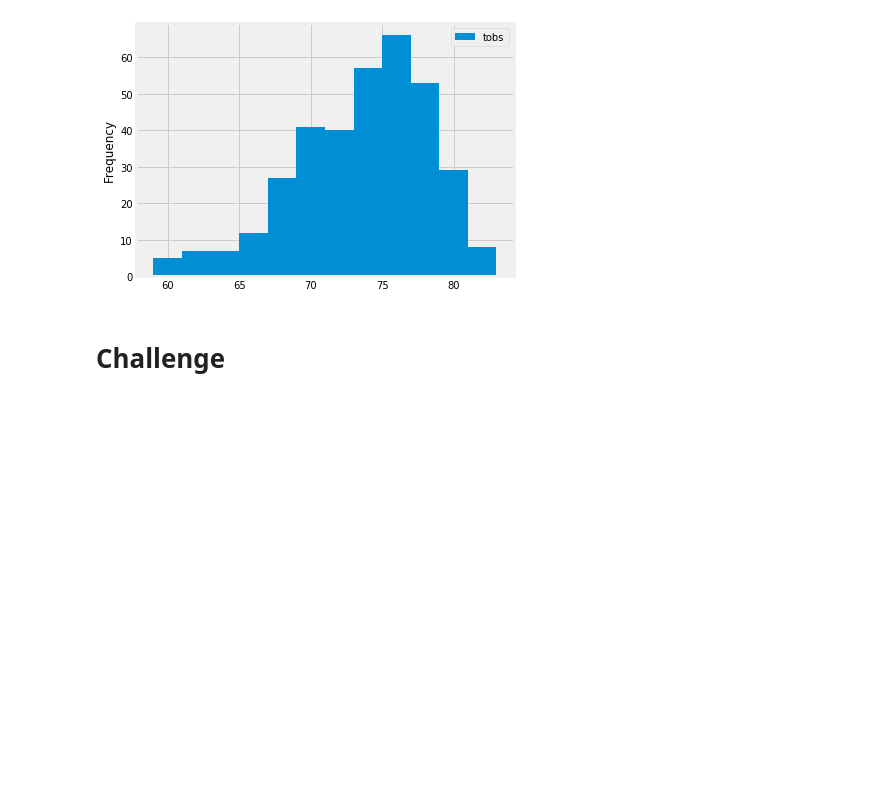
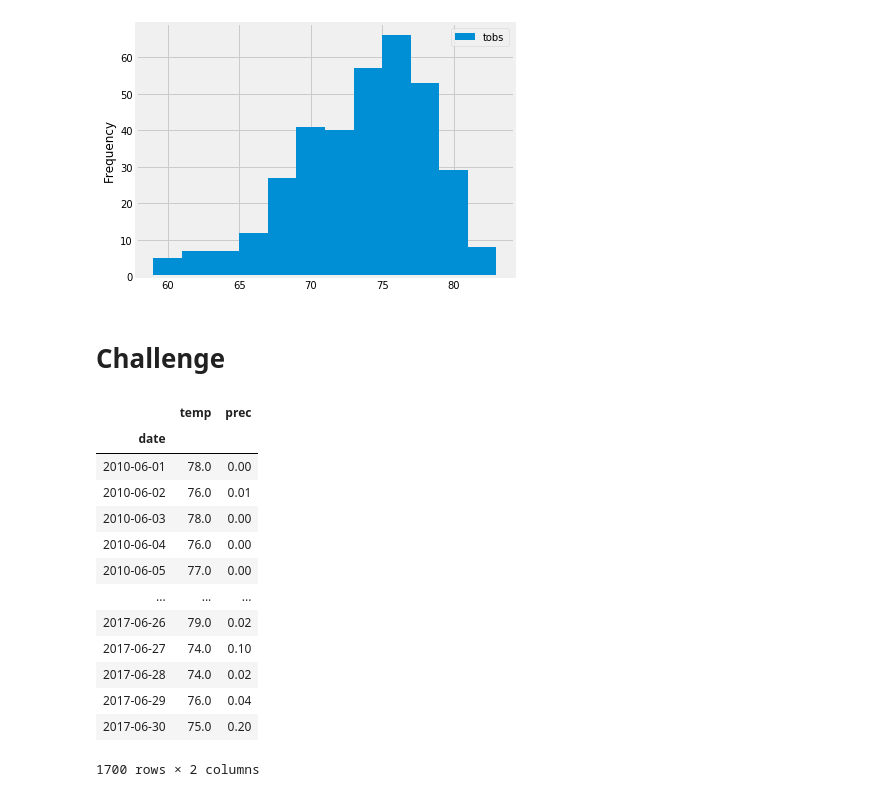
Before and after one commit to edyeh1991/surfs_up, a Jupyter notebook: climate_analysis.ipynb, the cells around one changed output. Cells and saved outputs as stored; diff of their text form; code cells hidden in the pictures; blank space fills up the shorter version.

```diff
--- a/climate_analysis.ipynb
+++ b/climate_analysis.ipynb
@@ -118,0 +136,20 @@ plt.tight_layout()
+# %%
+june_df = pd.DataFrame(june_weather, columns=['date', 'temp', 'prec'])
+june_df.set_index(june_df['date'], inplace = True)
+june_df = june_df.drop(columns = ['date'])
+june_df
+# %% [output]
+|  | temp | prec |
+| date |  |  |
+| 2010-06-01 | 78.0 | 0.00 |
+| 2010-06-02 | 76.0 | 0.01 |
+| 2010-06-03 | 78.0 | 0.00 |
+| 2010-06-04 | 76.0 | 0.00 |
+| 2010-06-05 | 77.0 | 0.00 |
+| ... | ... | ... |
+| 2017-06-26 | 79.0 | 0.02 |
+| 2017-06-27 | 74.0 | 0.10 |
+| 2017-06-28 | 74.0 | 0.02 |
+| 2017-06-29 | 76.0 | 0.04 |
+| 2017-06-30 | 75.0 | 0.20 |
+1700 rows × 2 columns
```
Also changed, not shown: parts of 10 cells of this notebook.
